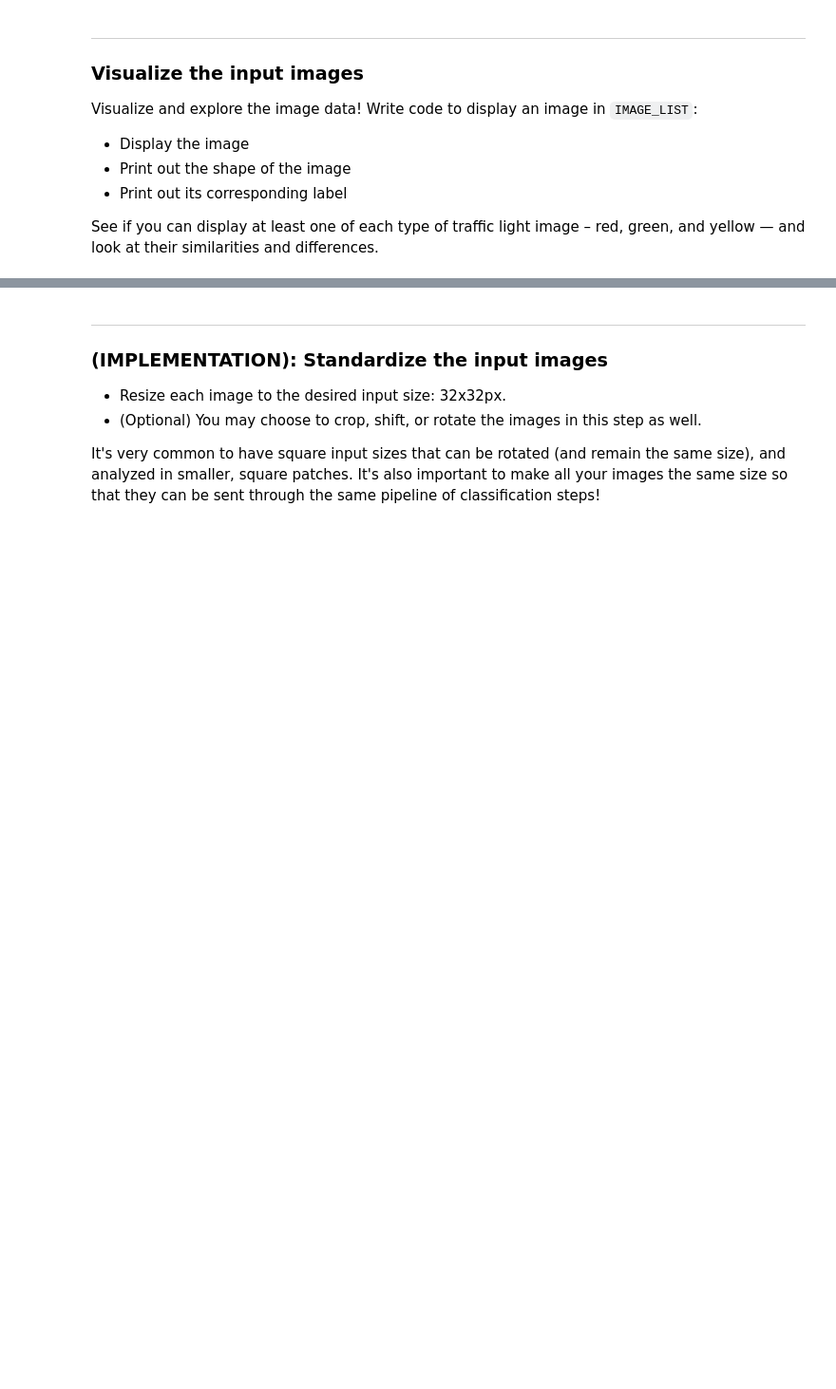
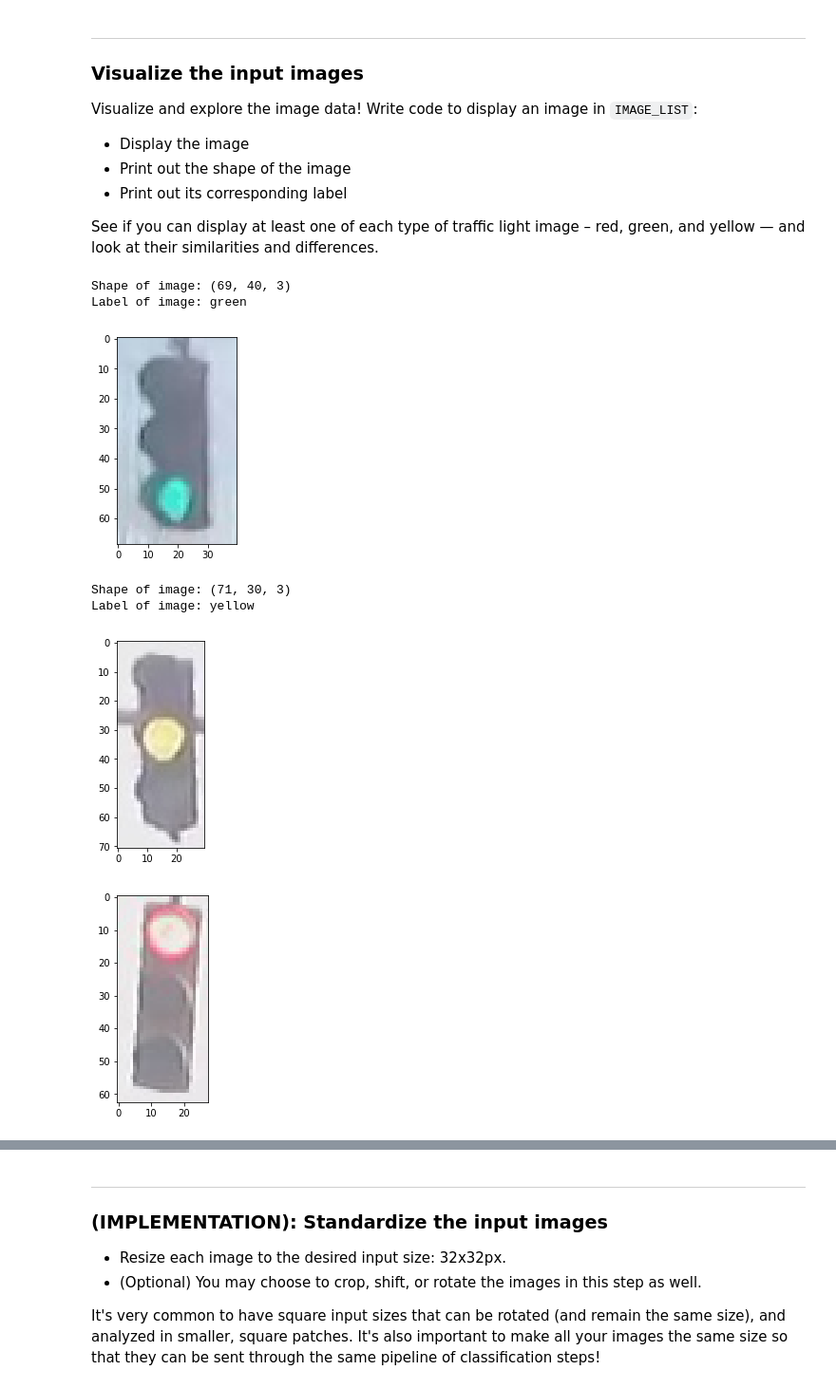
Before and after one commit to cynthia3r/Udacity-Nanodegree-Intro-to-Self-Driving-Cars, a Jupyter notebook: Project_Traffic_Light_Classifier/Traffic_Light_Classifier.ipynb, the cells around one changed output, grey strips where cells are left out. Shown: that part at 95% size. Saved outputs shown, nothing was run; the diff lists cells and outputs as text; code cells hidden in the pictures; blank space fills up the shorter version.

```diff
--- a/Project_Traffic_Light_Classifier/Traffic_Light_Classifier.ipynb
+++ b/Project_Traffic_Light_Classifier/Traffic_Light_Classifier.ipynb
@@ -112,3 +105,49 @@ plt.imshow(selected_image)
+# %%
+## TODO COMPLETED: Write code to display an image in IMAGE_LIST (try finding a yellow traffic light!)
+
+# TODO COMPLETED: Code to select and display an image from IMAGE_LIST
+image_index = 900
+selected_image = IMAGE_LIST[image_index][0]
+selected_label = IMAGE_LIST[image_index][1]
+# Print out shape of the image and the image's label
+print("Shape of image: " + str(selected_image.shape))
+print("Label of image: " + str(selected_label))
+# Display the image
+plt.imshow(selected_image)
+plt.show()
+
+## TODO COMPLETED: Code to find yellow traffic light from IMAGE_LIST
+yellow_traffic_light = []
+for image_item in IMAGE_LIST:
+    image = image_item[0]
+    label = image_item[1]
+
+    if label == "yellow":
+        yellow_traffic_light.append((image, label))
+# select any image from yellow traffic light list
+yellow_image_index = 25
+first_yellow_image = yellow_traffic_light[yellow_image_index][0]
+first_yellow_image_label = yellow_traffic_light[yellow_image_index][1]
+
+## TODO COMPLETED: Print out 1. The shape of the image and 2. The image's label
+print("Shape of image: " + str(first_yellow_image.shape))
+print("Label of image: " + str(first_yellow_image_label))
+# Display the selected yellow traffic light image
+plt.imshow(first_yellow_image)
+plt.show()
+
+# The first image in IMAGE_LIST is displayed below (without information about shape or label)
+selected_image = IMAGE_LIST[0][0]
+plt.imshow(selected_image)
+plt.show()
+# %% [output]
+Shape of image: (69, 40, 3)
+Label of image: green
+[figure, added]
+Shape of image: (71, 30, 3)
+Label of image: yellow
+[figure, added]
+[figure, added]
 # %% [markdown]
 # 2. Pre-process the Data
 
```
Also changed, not shown: parts of 17 cells of this notebook.
